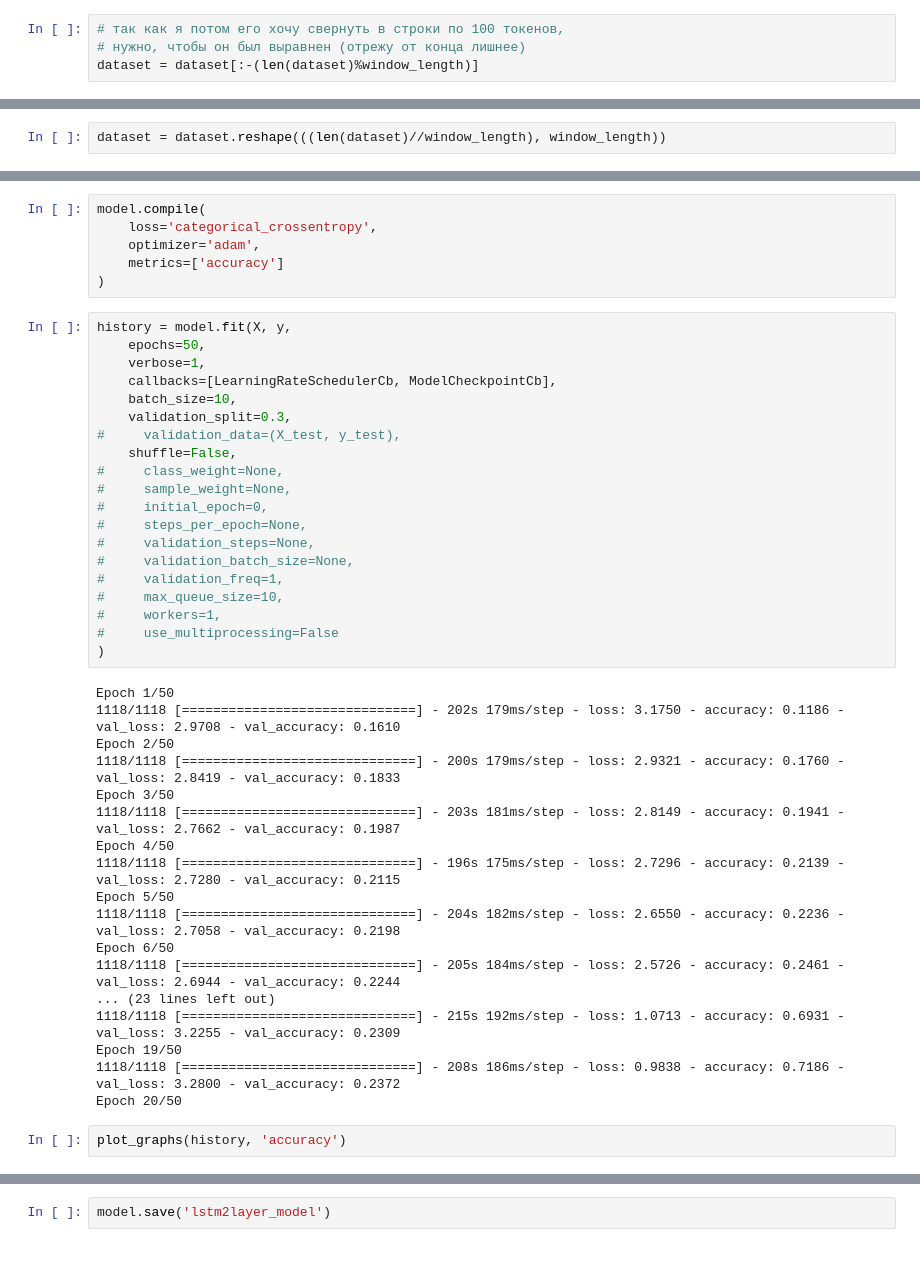
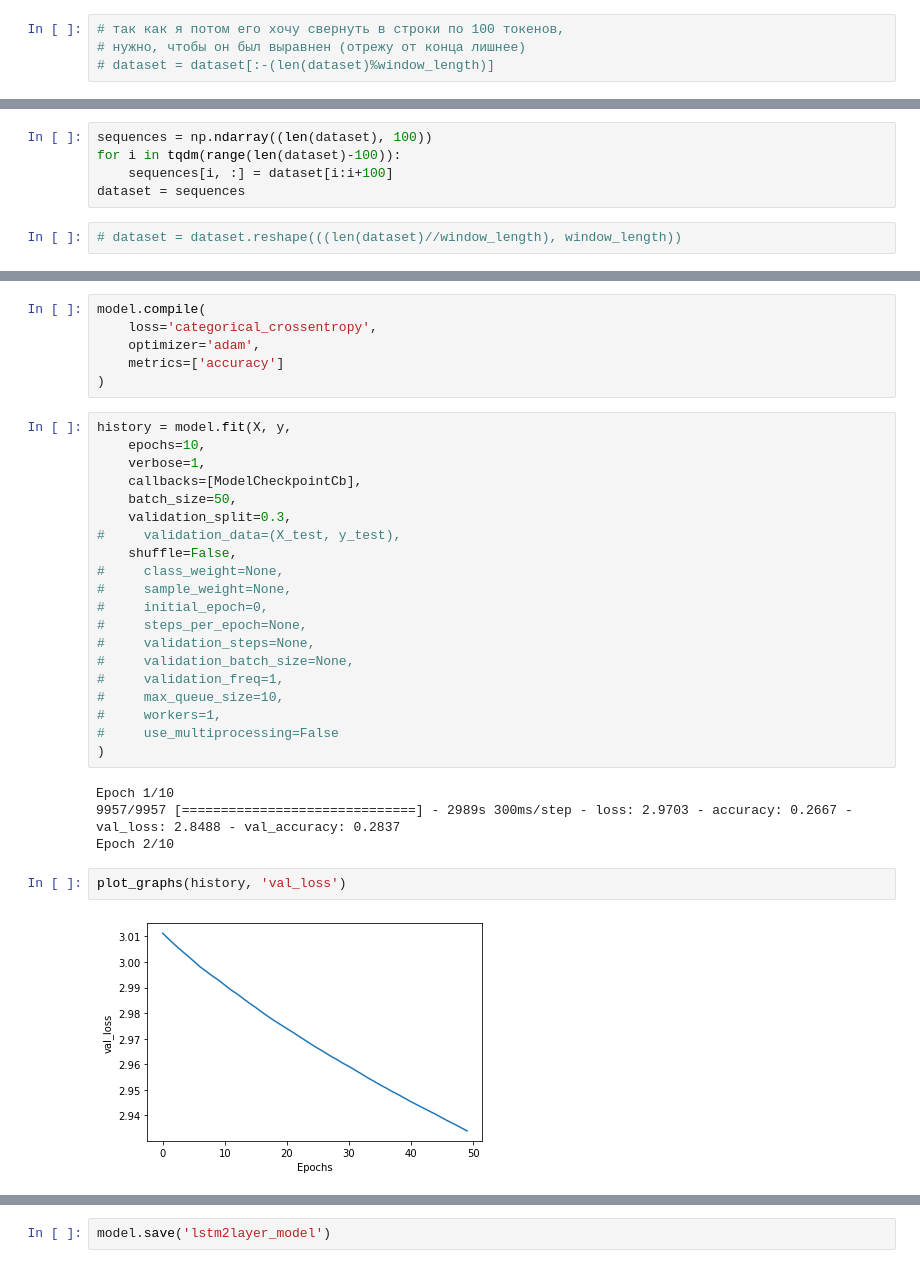
Before and after one commit to tomateit/text-generation-demo, a Jupyter notebook: notebooks/HowThisIsDone.ipynb, the cells around one changed output, grey strips where cells are left out. Cells and saved outputs as stored; diff of their text form.

Commit message:
Fixed an error in dataset generation

```diff
--- a/notebooks/HowThisIsDone.ipynb
+++ b/notebooks/HowThisIsDone.ipynb
@@ -163,4 +163,4 @@ dataset = np.array(tokenizer.texts_to_sequences([corpus])[0])# получаем
 # %%
 # так как я потом его хочу свернуть в строки по 100 токенов,
 # нужно, чтобы он был выравнен (отрежу от конца лишнее)
-dataset = dataset[:-(len(dataset)%window_length)]
+# dataset = dataset[:-(len(dataset)%window_length)]
@@ -167,5 +171,10 @@ dataset = dataset[:-(len(dataset)%window_length)]
+# %%
+sequences = np.ndarray((len(dataset), 100))
+for i in tqdm(range(len(dataset)-100)):
+    sequences[i, :] = dataset[i:i+100]
+dataset = sequences
 # %%
-dataset = dataset.reshape(((len(dataset)//window_length), window_length))
+# dataset = dataset.reshape(((len(dataset)//window_length), window_length))
 # %%
 X, y = dataset[:,:-1], to_categorical(dataset[:,-1], num_classes=total_words)
 # %%
@@ -197,10 +206,10 @@ model.compile(
 )
 # %%
 history = model.fit(X, y,
-    epochs=50,
+    epochs=10,
     verbose=1,
-    callbacks=[LearningRateSchedulerCb, ModelCheckpointCb],
-    batch_size=10,
+    callbacks=[ModelCheckpointCb],
+    batch_size=50,
     validation_split=0.3,
 #     validation_data=(X_test, y_test),
     shuffle=False,
@@ -216,22 +225,10 @@ history = model.fit(X, y,
 #     use_multiprocessing=False
 )
 # %% [output]
-Epoch 1/50
-1118/1118 [==============================] - 202s 179ms/step - loss: 3.1750 - accuracy: 0.1186 - val_loss: 2.9708 - val_accuracy: 0.1610
-Epoch 2/50
-1118/1118 [==============================] - 200s 179ms/step - loss: 2.9321 - accuracy: 0.1760 - val_loss: 2.8419 - val_accuracy: 0.1833
-Epoch 3/50
-1118/1118 [==============================] - 203s 181ms/step - loss: 2.8149 - accuracy: 0.1941 - val_loss: 2.7662 - val_accuracy: 0.1987
-Epoch 4/50
-1118/1118 [==============================] - 196s 175ms/step - loss: 2.7296 - accuracy: 0.2139 - val_loss: 2.7280 - val_accuracy: 0.2115
-Epoch 5/50
-1118/1118 [==============================] - 204s 182ms/step - loss: 2.6550 - accuracy: 0.2236 - val_loss: 2.7058 - val_accuracy: 0.2198
-Epoch 6/50
-1118/1118 [==============================] - 205s 184ms/step - loss: 2.5726 - accuracy: 0.2461 - val_loss: 2.6944 - val_accuracy: 0.2244
-... (23 lines left out)
-1118/1118 [==============================] - 215s 192ms/step - loss: 1.0713 - accuracy: 0.6931 - val_loss: 3.2255 - val_accuracy: 0.2309
-Epoch 19/50
-1118/1118 [==============================] - 208s 186ms/step - loss: 0.9838 - accuracy: 0.7186 - val_loss: 3.2800 - val_accuracy: 0.2372
-Epoch 20/50
+Epoch 1/10
+9957/9957 [==============================] - 2989s 300ms/step - loss: 2.9703 - accuracy: 0.2667 - val_loss: 2.8488 - val_accuracy: 0.2837
+Epoch 2/10
 # %%
-plot_graphs(history, 'accuracy')
+plot_graphs(history, 'val_loss')
+# %% [output]
+[figure, added]
```
Also changed, not shown: parts of 7 cells of this notebook.
